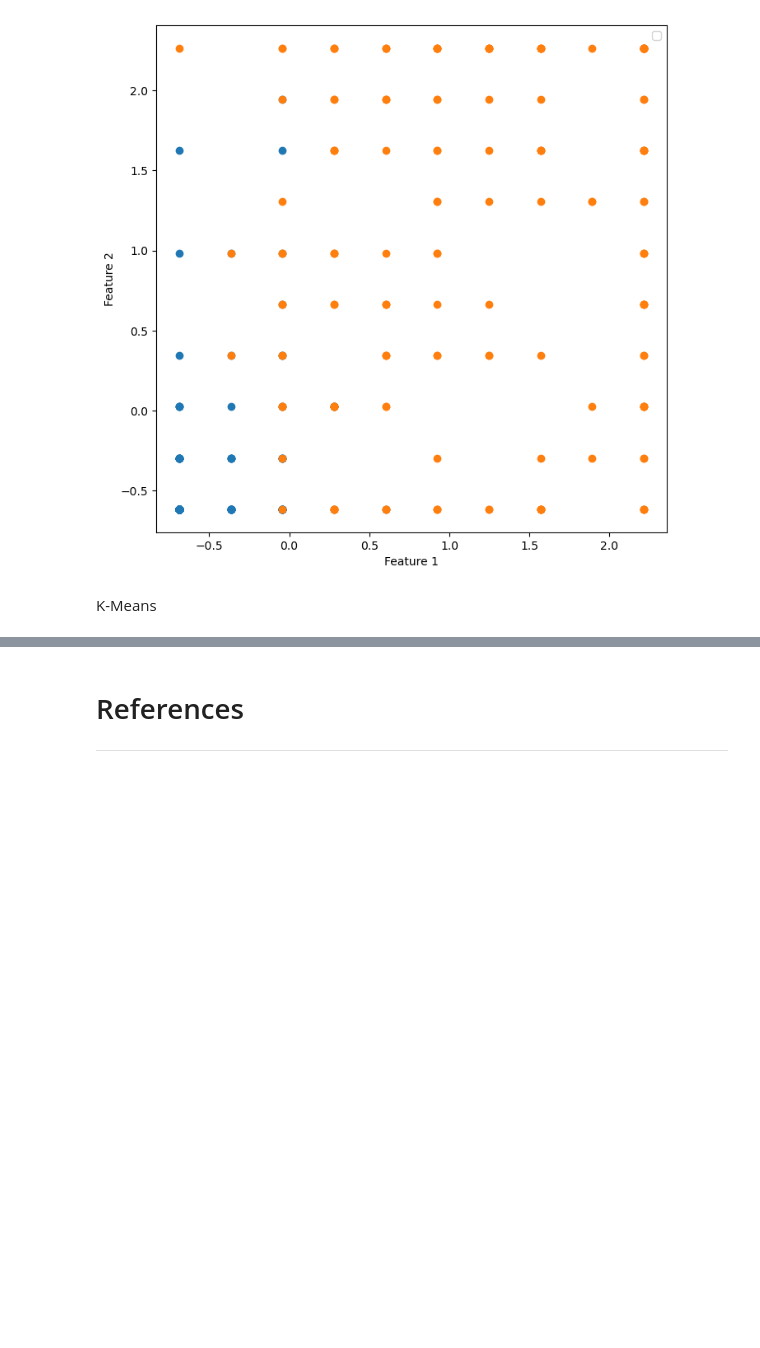
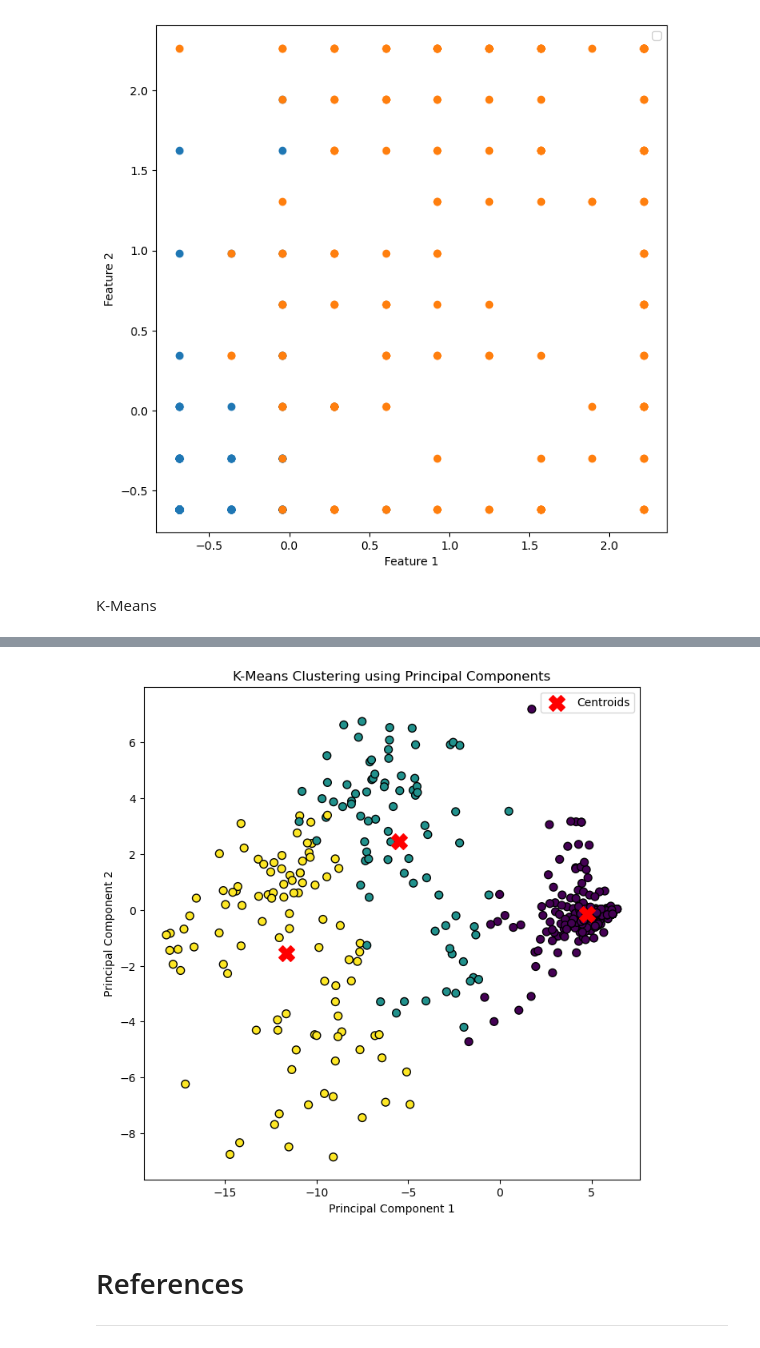
Before and after one commit to HamzaElshafie/MLiS-Project, a Jupyter notebook: MLiS_Project.ipynb, the cells around one changed output, grey strips where cells are left out. Drawn from its saved outputs; the diff is of its cells as text; code cells hidden in the pictures; blank space fills up the shorter version.

Commit message:
K-means with PCs

```diff
--- a/MLiS_Project.ipynb
+++ b/MLiS_Project.ipynb
@@ -858,3 +860,52 @@ plt.show()
+# %%
+import numpy as np
+import matplotlib.pyplot as plt
+
+# Assuming you already have X_train and pca instance
+X_train_transformed = pca.transform(X_train)
+
+# Set the number of clusters (k)
+k = 3
+
+# Randomly initialize centroids
+np.random.seed(42)
+centroids = X_train_transformed[np.random.choice(len(X_train_transformed), k, replace=False)]
+
+# Maximum number of iterations
+max_iterations = 10000
+
+for _ in range(max_iterations):
+    # Calculate distances between data points and centroids
+    distances = np.sqrt(np.sum((X_train_transformed[:, np.newaxis] - centroids) ** 2, axis=2))
+
+    # Assign each data point to the closest centroid
+    labels = np.argmin(distances, axis=1)
+
+    # Update centroids
+    new_centroids = np.array([X_train_transformed[labels == idx].mean(axis=0) for idx in range(k)])
+
+    # Check for convergence
+    if np.allclose(new_centroids, centroids):  # Using np.allclose for numerical stability
+        break
+
+    centroids = new_centroids
+
+# Create a 2D scatter plot
+plt.figure(figsize=(8, 8))
+
+# Scatter plot for the first two principal components
+plt.scatter(X_train_transformed[:, 0], X_train_transformed[:, 1], c=labels, cmap='viridis', edgecolors='k', s=50)
+
+# Plot centroids (optional)
+plt.scatter(centroids[:, 0], centroids[:, 1], c='red', marker='X', s=200, label='Centroids')
+
+plt.title('K-Means Clustering using Principal Components')
+plt.xlabel('Principal Component 1')
+plt.ylabel('Principal Component 2')
+plt.legend()
+plt.show()
+# %% [output]
+[figure, added]
 # %% [markdown]
 # References
 ----
```
Also changed, not shown: parts of 1 cell of this notebook.
